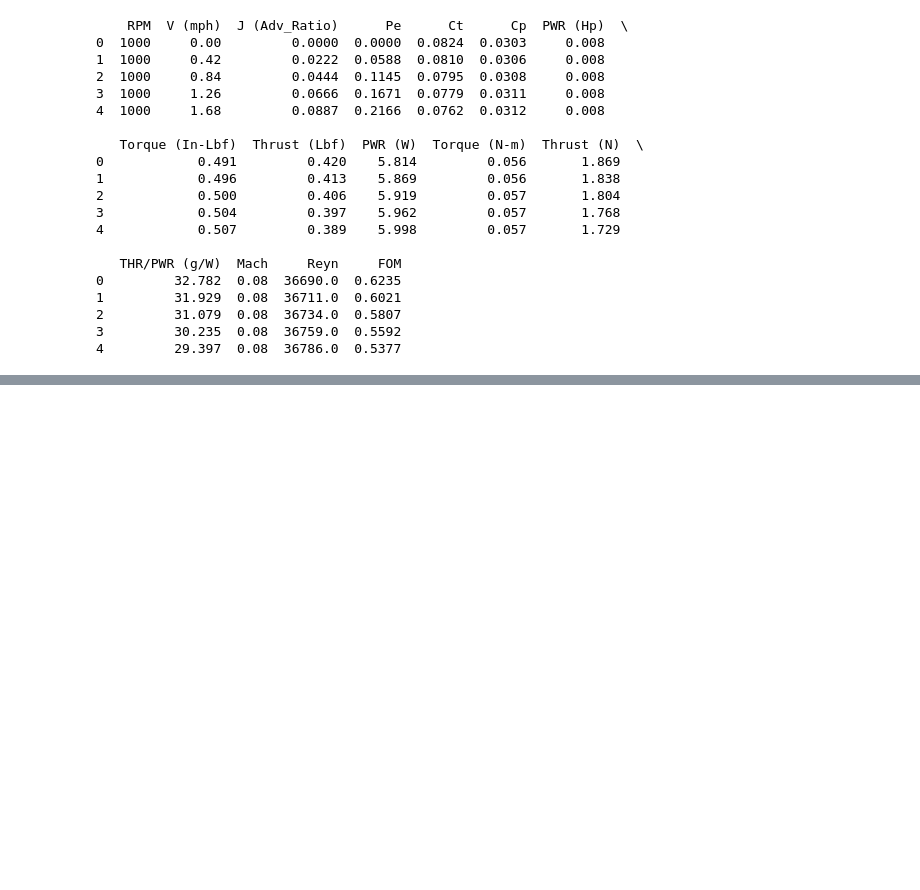
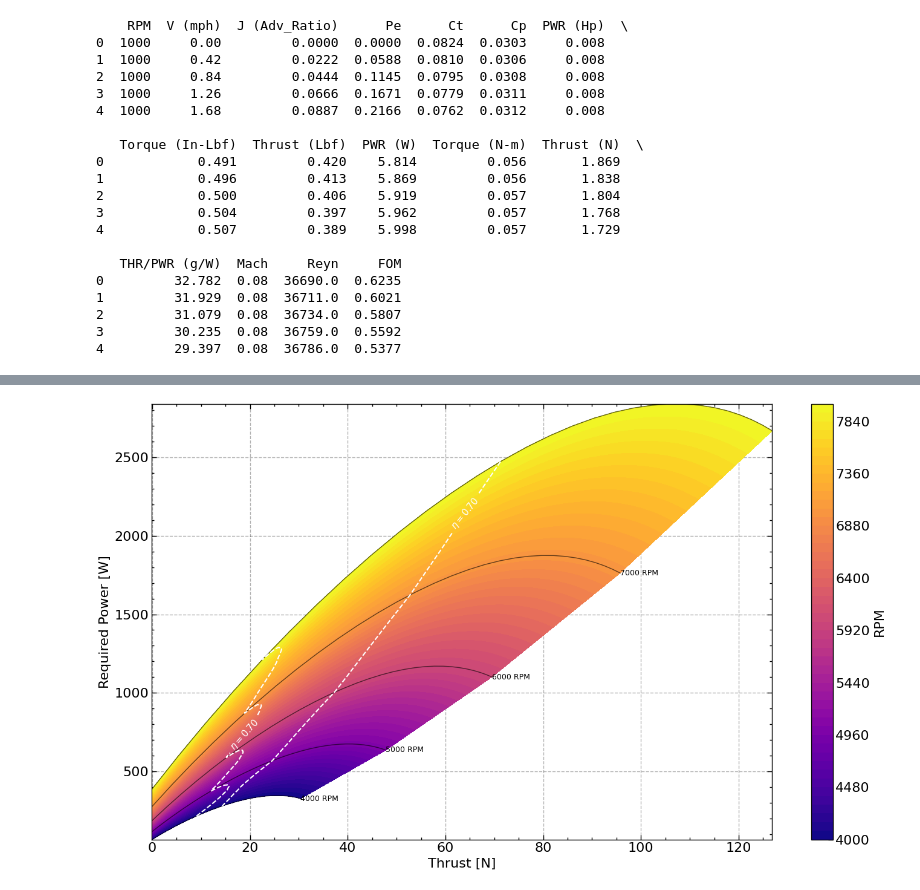
Before and after one commit to DuncanZancanella/APC-Propeller-Finder, a Jupyter notebook: tutorial/tutorial.ipynb, the cells around one changed output, grey strips where cells are left out. Cells and saved outputs as stored; diff of their text form; code cells hidden in the pictures; blank space fills up the shorter version.

```diff
--- a/tutorial/tutorial.ipynb
+++ b/tutorial/tutorial.ipynb
@@ -84,0 +91,4 @@ print(df_perf.head())
+# %%
+prop_example.performance_map(df_perf, rpm_min=4000, rpm_max=8000, eta_range=[0.7])
+# %% [output]
+[figure, added]
```
Also changed, not shown: parts of 3 cells of this notebook, 3 other files.
